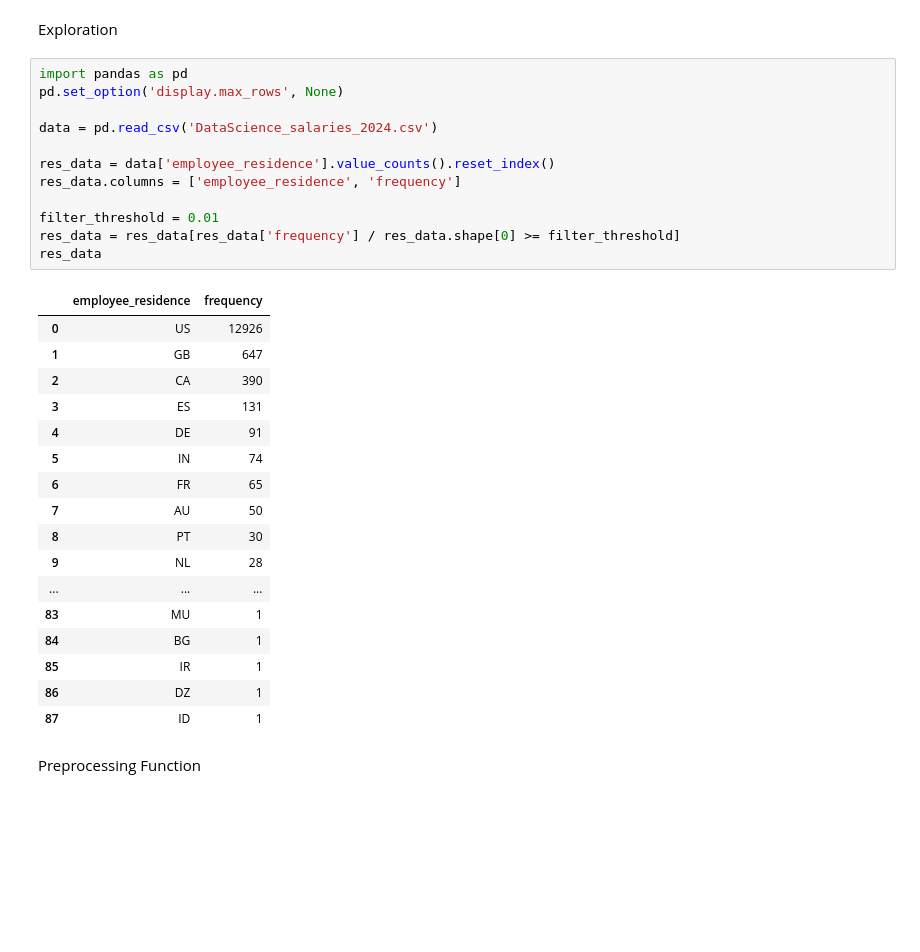
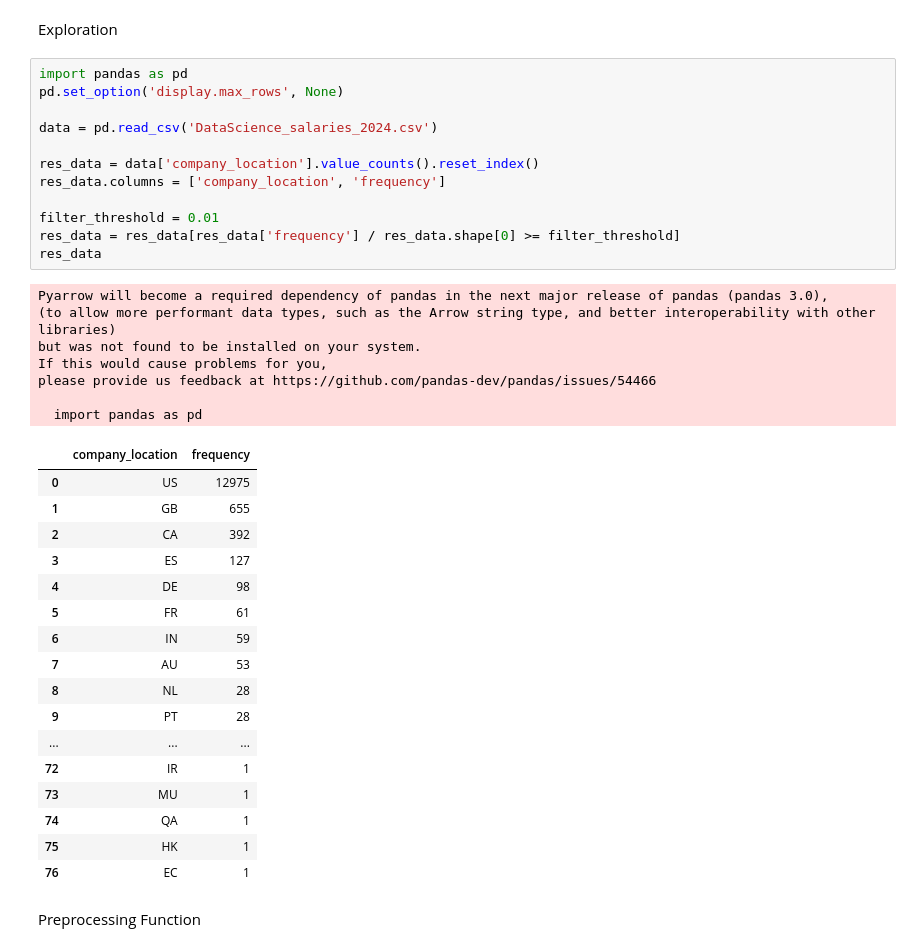
Before and after one commit to bdeanhardt/DIS_ML_Final_Project, a Jupyter notebook: preprocessing_location.ipynb, the cells around one changed output. Cells and saved outputs as stored; diff of their text form; blank space fills up the shorter version.

```diff
--- a/preprocessing_location.ipynb
+++ b/preprocessing_location.ipynb
@@ -3,33 +3,40 @@ Exploration
 # %%
 import pandas as pd
 pd.set_option('display.max_rows', None)
 
 data = pd.read_csv('DataScience_salaries_2024.csv')
 
-res_data = data['employee_residence'].value_counts().reset_index()
-res_data.columns = ['employee_residence', 'frequency']
+res_data = data['company_location'].value_counts().reset_index()
+res_data.columns = ['company_location', 'frequency']
 
 filter_threshold = 0.01
 res_data = res_data[res_data['frequency'] / res_data.shape[0] >= filter_threshold]
 res_data
 # %% [output]
+Pyarrow will become a required dependency of pandas in the next major release of pandas (pandas 3.0),
+(to allow more performant data types, such as the Arrow string type, and better interoperability with other libraries)
+but was not found to be installed on your system.
+If this would cause problems for you,
+please provide us feedback at https://github.com/pandas-dev/pandas/issues/54466
+
+  import pandas as pd
-|  | employee_residence | frequency |
-| 0 | US | 12926 |
-| 1 | GB | 647 |
-| 2 | CA | 390 |
-| 3 | ES | 131 |
-| 4 | DE | 91 |
-| 5 | IN | 74 |
-| 6 | FR | 65 |
-| 7 | AU | 50 |
-| 8 | PT | 30 |
-| 9 | NL | 28 |
+|  | company_location | frequency |
+| 0 | US | 12975 |
+| 1 | GB | 655 |
+| 2 | CA | 392 |
+| 3 | ES | 127 |
+| 4 | DE | 98 |
+| 5 | FR | 61 |
+| 6 | IN | 59 |
+| 7 | AU | 53 |
+| 8 | NL | 28 |
+| 9 | PT | 28 |
 | ... | ... | ... |
-| 83 | MU | 1 |
-| 84 | BG | 1 |
-| 85 | IR | 1 |
-| 86 | DZ | 1 |
-| 87 | ID | 1 |
+| 72 | IR | 1 |
+| 73 | MU | 1 |
+| 74 | QA | 1 |
+| 75 | HK | 1 |
+| 76 | EC | 1 |
 # %% [markdown]
 Preprocessing Function
 # %% [markdown]
```
Also changed, not shown: 1 other file.
